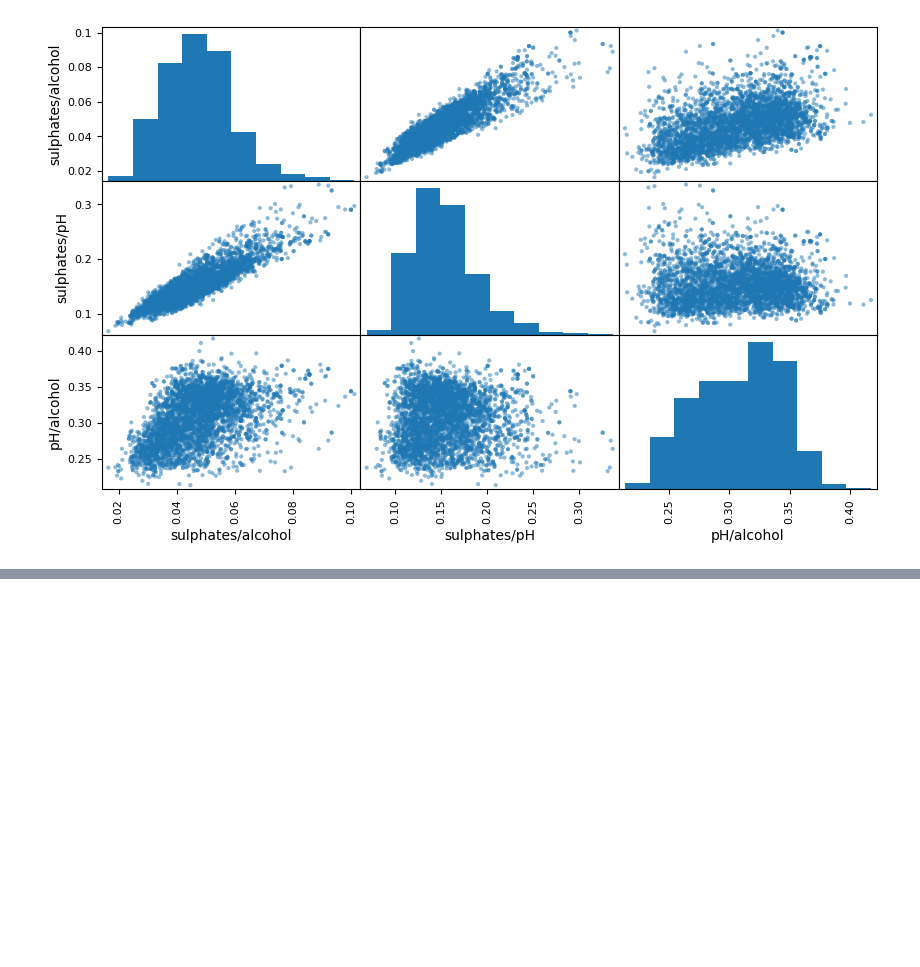
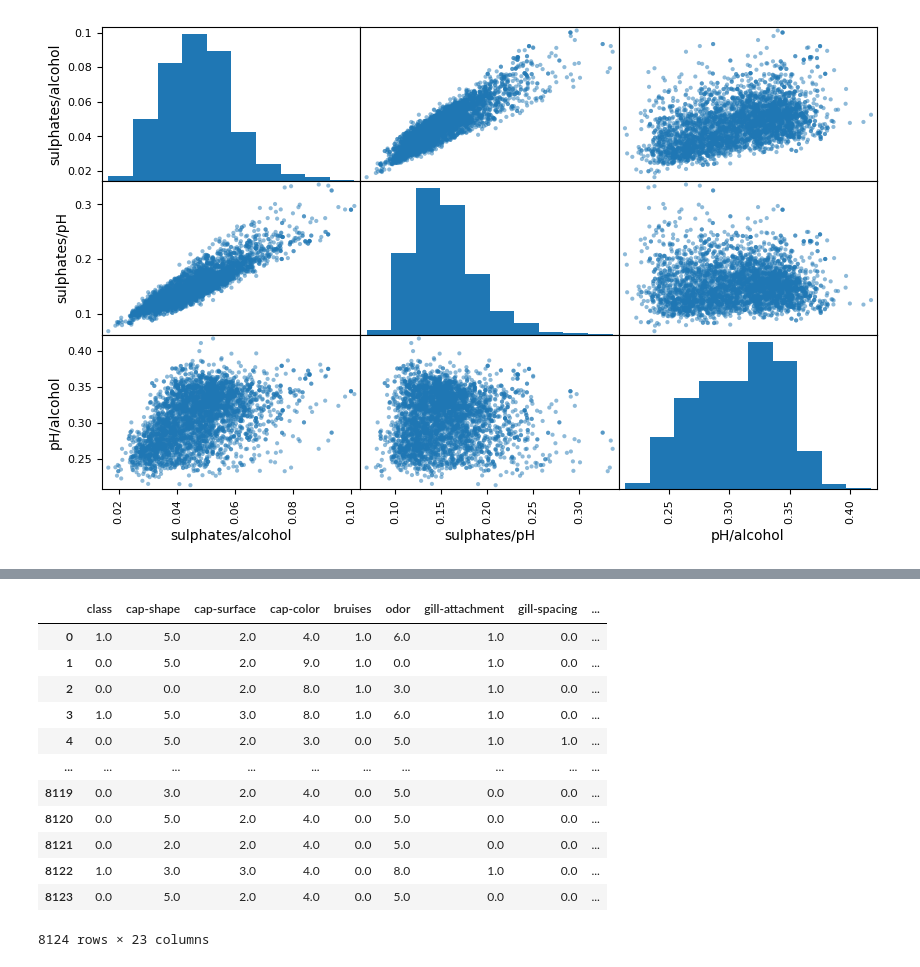
Before and after one commit to AzizABG/OSU-DRP-FinalProject, a Jupyter notebook: Cleaning Data and EDA.ipynb, the cells around one changed output, grey strips where cells are left out. Cells and saved outputs as stored; diff of their text form; code cells hidden in the pictures; blank space fills up the shorter version.

```diff
--- a/Cleaning Data and EDA.ipynb
+++ b/Cleaning Data and EDA.ipynb
@@ -122,0 +229,20 @@ plt.show()
+# %%
+# Encode categorical features (all of them) with ordinal encoding
+ord_encoder = OrdinalEncoder()
+shroom_encoded = ord_encoder.fit_transform(df_shroom)
+df_shroom_encoded = pd.DataFrame(shroom_encoded, columns = df_shroom.columns)
+df_shroom_encoded
+# %% [output]
+|  | class | cap-shape | cap-surface | cap-color | bruises | odor | gill-attachment | gill-spacing | ... |
+| 0 | 1.0 | 5.0 | 2.0 | 4.0 | 1.0 | 6.0 | 1.0 | 0.0 | ... |
+| 1 | 0.0 | 5.0 | 2.0 | 9.0 | 1.0 | 0.0 | 1.0 | 0.0 | ... |
+| 2 | 0.0 | 0.0 | 2.0 | 8.0 | 1.0 | 3.0 | 1.0 | 0.0 | ... |
+| 3 | 1.0 | 5.0 | 3.0 | 8.0 | 1.0 | 6.0 | 1.0 | 0.0 | ... |
+| 4 | 0.0 | 5.0 | 2.0 | 3.0 | 0.0 | 5.0 | 1.0 | 1.0 | ... |
+| ... | ... | ... | ... | ... | ... | ... | ... | ... | ... |
+| 8119 | 0.0 | 3.0 | 2.0 | 4.0 | 0.0 | 5.0 | 0.0 | 0.0 | ... |
+| 8120 | 0.0 | 5.0 | 2.0 | 4.0 | 0.0 | 5.0 | 0.0 | 0.0 | ... |
+| 8121 | 0.0 | 2.0 | 2.0 | 4.0 | 0.0 | 5.0 | 0.0 | 0.0 | ... |
+| 8122 | 1.0 | 3.0 | 3.0 | 4.0 | 0.0 | 8.0 | 1.0 | 0.0 | ... |
+| 8123 | 0.0 | 5.0 | 2.0 | 4.0 | 0.0 | 5.0 | 0.0 | 0.0 | ... |
+8124 rows × 23 columns
```
Also changed, not shown: parts of 23 cells of this notebook, 3 other files.
